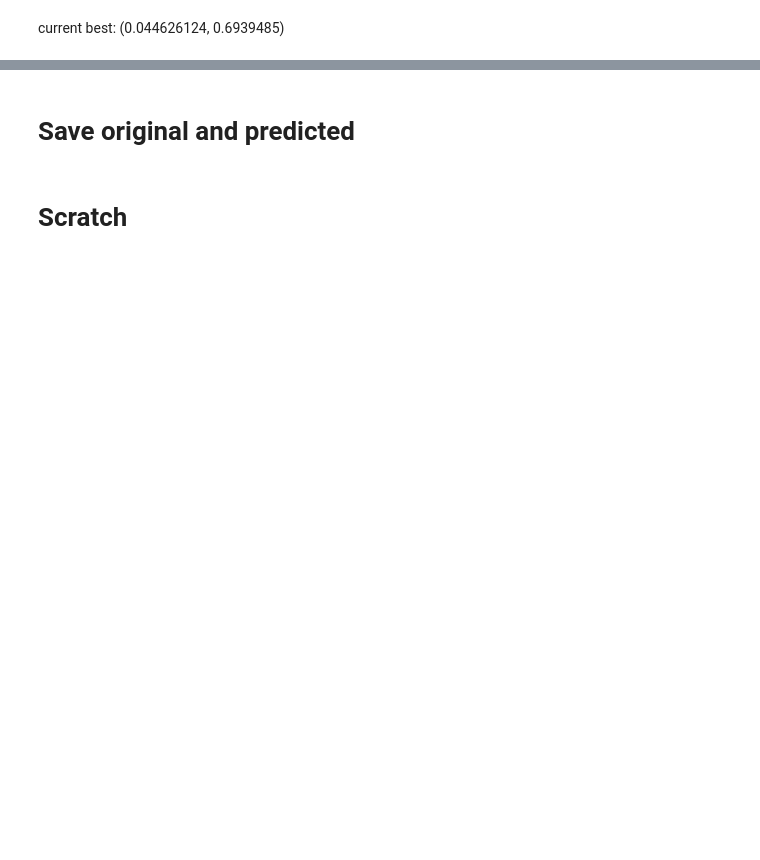
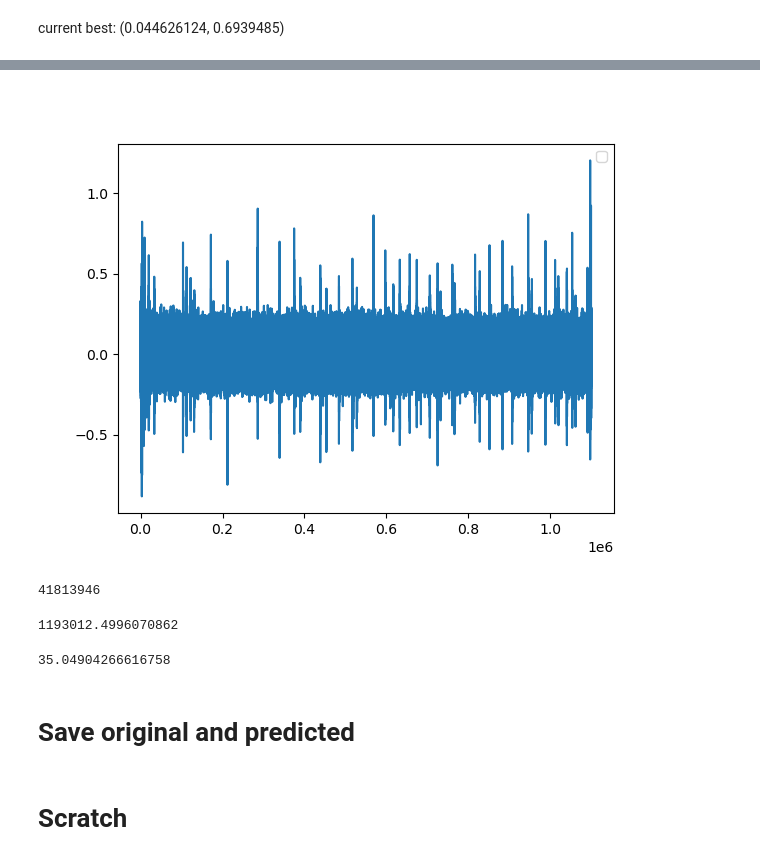
Before and after one commit to mettinger/uFlorida, a Jupyter notebook: eegCompress/residualKmeans.ipynb, the cells around one changed output, grey strips where cells are left out. Cells and saved outputs as stored; diff of their text form; code cells hidden in the pictures; blank space fills up the shorter version.

```diff
--- a/eegCompress/residualKmeans.ipynb
+++ b/eegCompress/residualKmeans.ipynb
@@ -76,0 +87,4 @@ print(residualStack.shape)
+# %%
+bigNormIndices = [i[0] for i in residualNorms if i[1] > normCutoff]
+smallNormResiduals = np.delete(residuals, bigNormIndices, axis=1).transpose()
+smallNormResiduals.shape
@@ -102,7 +141,7 @@ np.savez(path, centroids, labels)
 # %% [markdown]
 # Load KMeans model
 # %%
-path = '/blue/gkalamangalam/jmark.ettinger/eegCompress/processedData/kmeansModels/kmeansModel_001_block7_1stack.npz'
+path = '/blue/gkalamangalam/jmark.ettinger/eegCompress/processedData/kmeansModels/kmeansModel.npz'
 npzfile = np.load(path)
 centroids = npzfile['arr_0']
 labels = npzfile['arr_1']
@@ -112,3 +151,20 @@ labels = npzfile['arr_1']
 
 nCentroids,_ = centroids.shape
 kmeans = KMeans(n_clusters=nCentroids, init=centroids, n_init=1)
+# %%
+predictedCorrected = np.zeros_like(data)
+predictedCorrected[:,0:20] = data[:,0:20]
+
+for i in range(20, nSample):
+    if i % 100000 == 0:
+        print(i)
+    if i in bigNormIndices:
+        predictedCorrected[:,i] = data[:,i]
+    else:
+        thisInput = predictedCorrected[:,i-20:i]
+        thisPrediction = model(torch.unsqueeze(torch.tensor(thisInput), 0).cuda()).detach().cpu().numpy()
+        thisResidual = data[:,i] - thisPrediction
+
+        index = int(kmeans.predict(np.expand_dims(thisResidual.transpose(), 0))[0])
+        thisCentroid = centroids[index,:]
+        predictedCorrected[:,i] = thisPrediction + thisCentroid
@@ -115,7 +183,5 @@ kmeans = KMeans(n_clusters=nCentroids, init=centroids, n_init=1)
 # %% [markdown]
 # Reconstruct the data from stacked residuals and centroids
-# %%
-predicted = data
 # %%
 %%time
 iterations = 5
@@ -183,3 +243,29 @@ plt.show()
+# %%
+channel = 0
+
+plt.figure()
+#plt.plot(predicted[channel,:], label='predicted')
+#plt.plot(data[channel,:], label='original')
+residual = data - predicted
+plt.plot(residual[channel,:])
+plt.legend()
+plt.show()
+# %% [output]
+[figure, added]
+# %%
+origMemory = (2 * nSample * nChannel)
+origMemory
+# %% [output]
+41813946
+# %%
+compressedMemory = sizeOfModel + (centroids.shape[0] * centroids.shape[1] * 2) + ((nSample - len(bigNormIndices)) * 1) + (len(bigNormIndices) * nChannel * 2)
+compressedMemory
+# %% [output]
+1193012.4996070862
+# %%
+origMemory/compressedMemory
+# %% [output]
+35.04904266616758
 # %% [markdown]
 # Save original and predicted
 # %%
```
Also changed, not shown: parts of 17 cells of this notebook, 3 other files.
